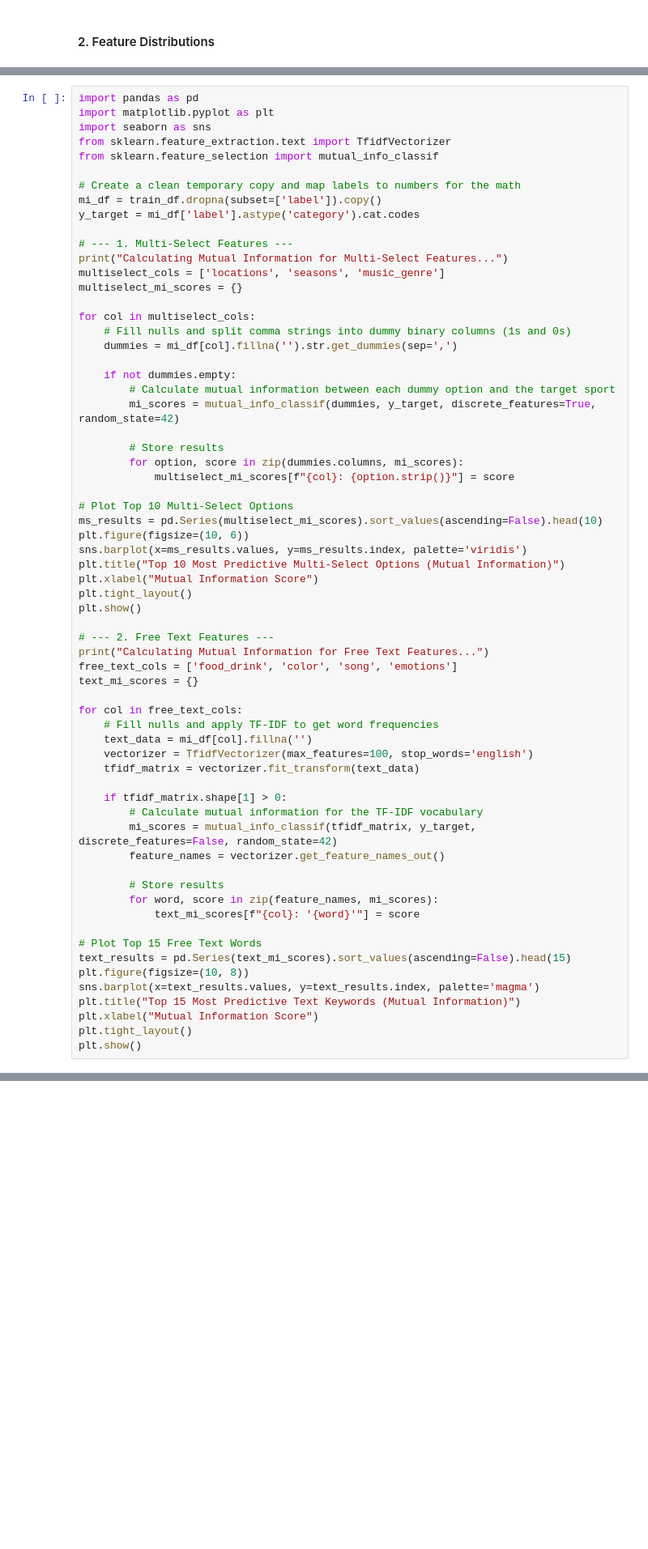
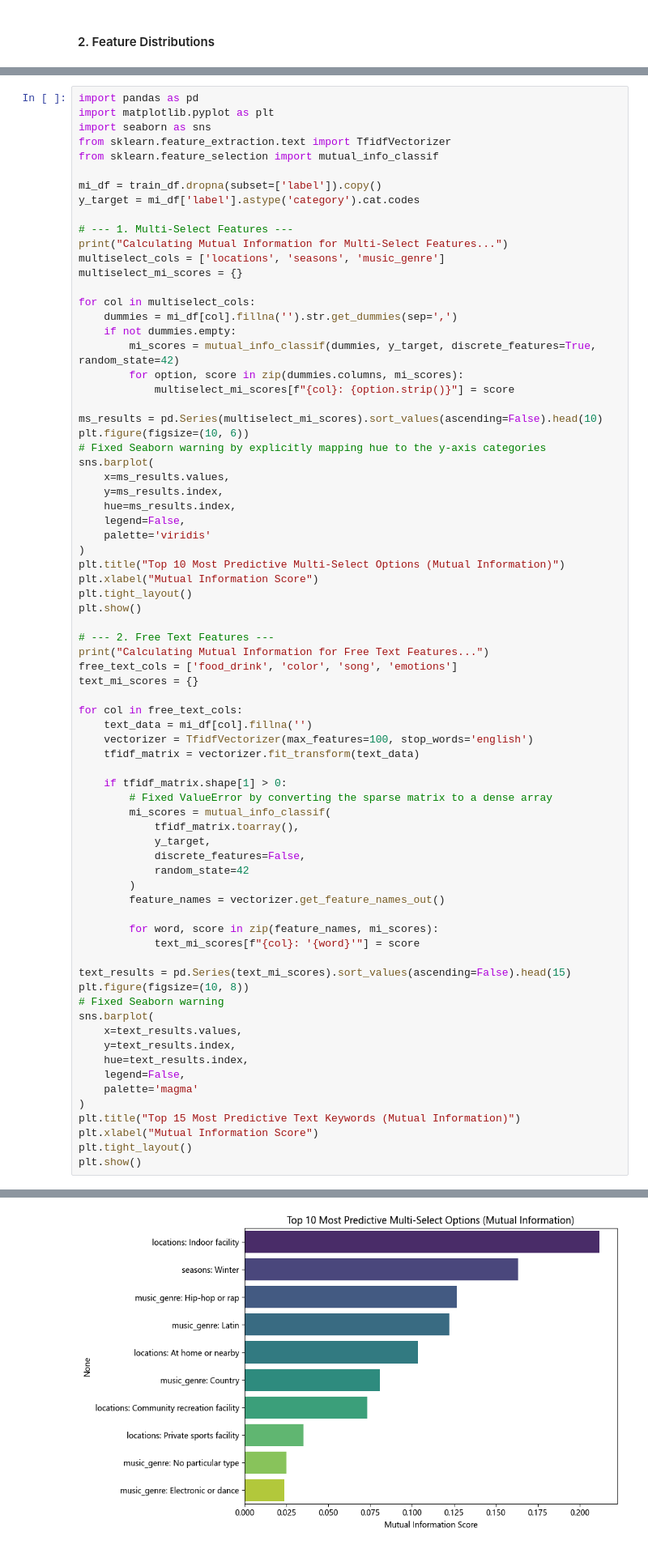
Before and after one commit to Lapis-Lazuli-31415/CSC311-Project, a Jupyter notebook: src/data_exploration.ipynb, the cells around one changed output, grey strips where cells are left out. Shown at 81% size. Cells and saved outputs as stored; diff of their text form; blank space fills up the shorter version.

```diff
--- a/src/data_exploration.ipynb
+++ b/src/data_exploration.ipynb
@@ -276,7 +276,6 @@ import seaborn as sns
 from sklearn.feature_extraction.text import TfidfVectorizer
 from sklearn.feature_selection import mutual_info_classif
 
-# Create a clean temporary copy and map labels to numbers for the math
 mi_df = train_df.dropna(subset=['label']).copy()
 y_target = mi_df['label'].astype('category').cat.codes
 
@@ -286,53 +285,64 @@ multiselect_cols = ['locations', 'seasons', 'music_genre']
 multiselect_mi_scores = {}
 
 for col in multiselect_cols:
-    # Fill nulls and split comma strings into dummy binary columns (1s and 0s)
     dummies = mi_df[col].fillna('').str.get_dummies(sep=',')
-
     if not dummies.empty:
-        # Calculate mutual information between each dummy option and the target sport
         mi_scores = mutual_info_classif(dummies, y_target, discrete_features=True, random_state=42)
-
-        # Store results
         for option, score in zip(dummies.columns, mi_scores):
             multiselect_mi_scores[f"{col}: {option.strip()}"] = score
 
-# Plot Top 10 Multi-Select Options
 ms_results = pd.Series(multiselect_mi_scores).sort_values(ascending=False).head(10)
 plt.figure(figsize=(10, 6))
-sns.barplot(x=ms_results.values, y=ms_results.index, palette='viridis')
+# Fixed Seaborn warning by explicitly mapping hue to the y-axis categories
+sns.barplot(
+    x=ms_results.values,
+    y=ms_results.index,
+    hue=ms_results.index,
+    legend=False,
+    palette='viridis'
+)
 plt.title("Top 10 Most Predictive Multi-Select Options (Mutual Information)")
 plt.xlabel("Mutual Information Score")
 plt.tight_layout()
 plt.show()
 
 # --- 2. Free Text Features ---
 print("Calculating Mutual Information for Free Text Features...")
 free_text_cols = ['food_drink', 'color', 'song', 'emotions']
 text_mi_scores = {}
 
 for col in free_text_cols:
-    # Fill nulls and apply TF-IDF to get word frequencies
     text_data = mi_df[col].fillna('')
     vectorizer = TfidfVectorizer(max_features=100, stop_words='english')
     tfidf_matrix = vectorizer.fit_transform(text_data)
 
     if tfidf_matrix.shape[1] > 0:
-        # Calculate mutual information for the TF-IDF vocabulary
-        mi_scores = mutual_info_classif(tfidf_matrix, y_target, discrete_features=False, random_state=42)
+        # Fixed ValueError by converting the sparse matrix to a dense array
+        mi_scores = mutual_info_classif(
+            tfidf_matrix.toarray(),
+            y_target,
+            discrete_features=False,
+            random_state=42
+        )
         feature_names = vectorizer.get_feature_names_out()
 
-        # Store results
         for word, score in zip(feature_names, mi_scores):
             text_mi_scores[f"{col}: '{word}'"] = score
 
-# Plot Top 15 Free Text Words
 text_results = pd.Series(text_mi_scores).sort_values(ascending=False).head(15)
 plt.figure(figsize=(10, 8))
-sns.barplot(x=text_results.values, y=text_results.index, palette='magma')
+# Fixed Seaborn warning
+sns.barplot(
+    x=text_results.values,
+    y=text_results.index,
+    hue=text_results.index,
+    legend=False,
+    palette='magma'
+)
 plt.title("Top 15 Most Predictive Text Keywords (Mutual Information)")
 plt.xlabel("Mutual Information Score")
 plt.tight_layout()
 plt.show()
 # %% [output]
 Calculating Mutual Information for Multi-Select Features...
+[figure, new version]
```
Also changed, not shown: parts of 19 cells of this notebook, 5 other files.
